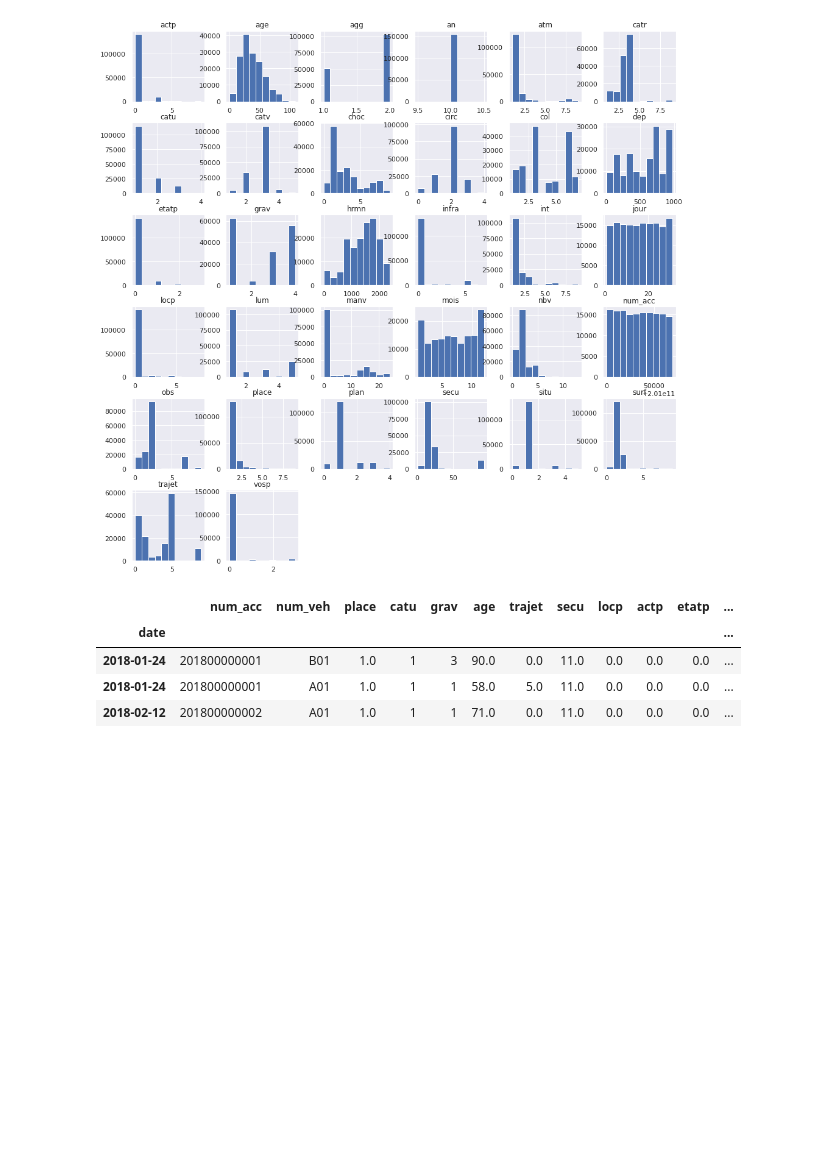
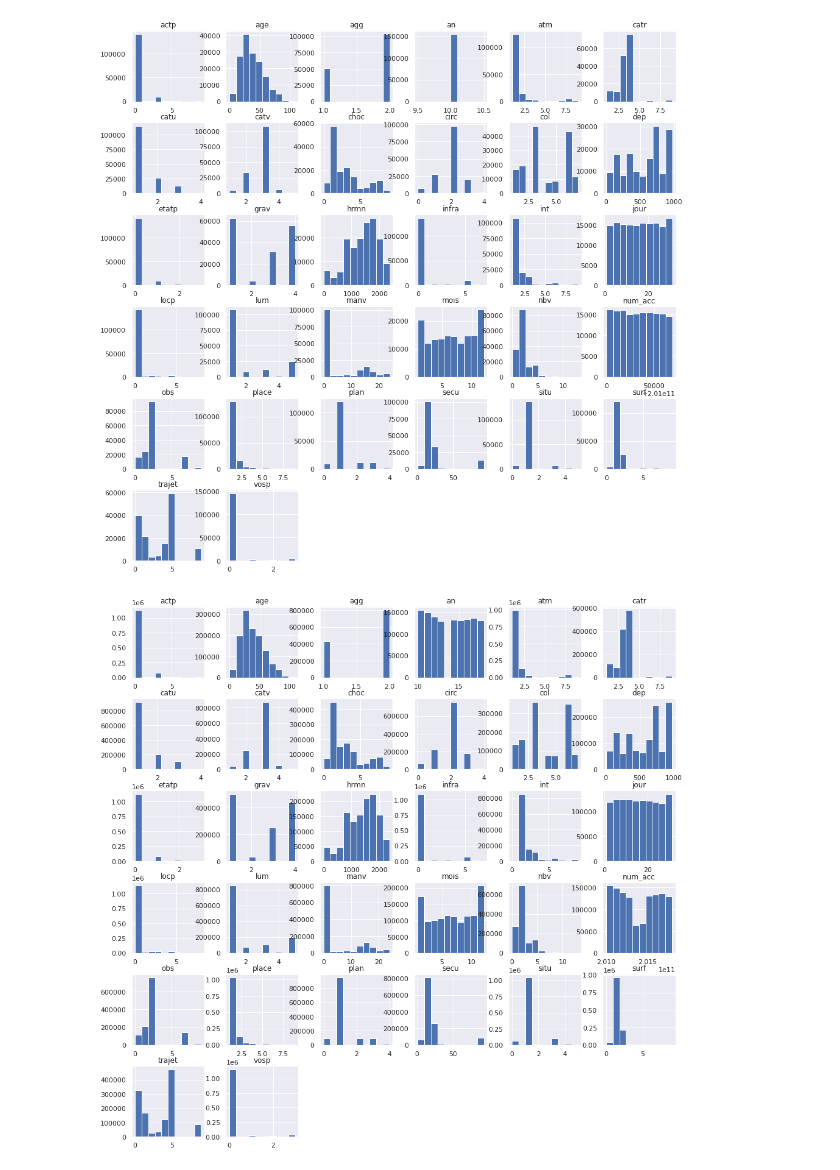
Before and after one commit to maicken/traffic-accident-injury-analysis, a Jupyter notebook: Time_Analysis.ipynb, the cells around one changed output. Cells and saved outputs as stored; diff of their text form; code cells hidden in the pictures; blank space fills up the shorter version.

```diff
--- a/Time_Analysis.ipynb
+++ b/Time_Analysis.ipynb
@@ -109,6 +109,10 @@ hist = df_year[7].hist(figsize=(16,16))
 hist = df_year[0].hist(figsize=(16,16))
 # %% [output]
 [figure]
+# %%
+hist = df.hist(figsize=(16,16))
+# %% [output]
+[figure, added]
 # %%
 import matplotlib.pyplot as plt
 # Display figures inline in Jupyter notebook
@@ -129,13 +133,3 @@ df_test.rename(columns={'min' : 'minute'}, inplace=True)
 
 # pd.to_datetime(df.an*10000+df.mois*100+df.jour+,format='%Y%m%d')
 df_test['date'] = pd.to_datetime(df_test[['year', 'month', 'day']])
-# %%
-df_test = df_test.set_index('date')
-df_test2 = df_test.loc['2018-01-01':'2018-12-31']
-df_test2.head(3)
-# %% [output]
-|  | num_acc | num_veh | place | catu | grav | age | trajet | secu | locp | actp | etatp | ... |
-| date |  |  |  |  |  |  |  |  |  |  |  | ... |
-| 2018-01-24 | 201800000001 | B01 | 1.0 | 1 | 3 | 90.0 | 0.0 | 11.0 | 0.0 | 0.0 | 0.0 | ... |
-| 2018-01-24 | 201800000001 | A01 | 1.0 | 1 | 1 | 58.0 | 5.0 | 11.0 | 0.0 | 0.0 | 0.0 | ... |
-| 2018-02-12 | 201800000002 | A01 | 1.0 | 1 | 1 | 71.0 | 0.0 | 11.0 | 0.0 | 0.0 | 0.0 | ... |
```
Also changed, not shown: parts of 5 cells of this notebook.
